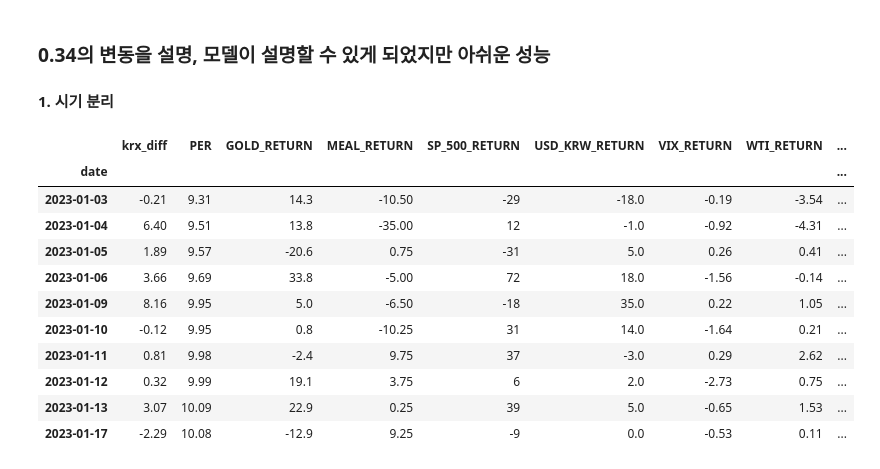
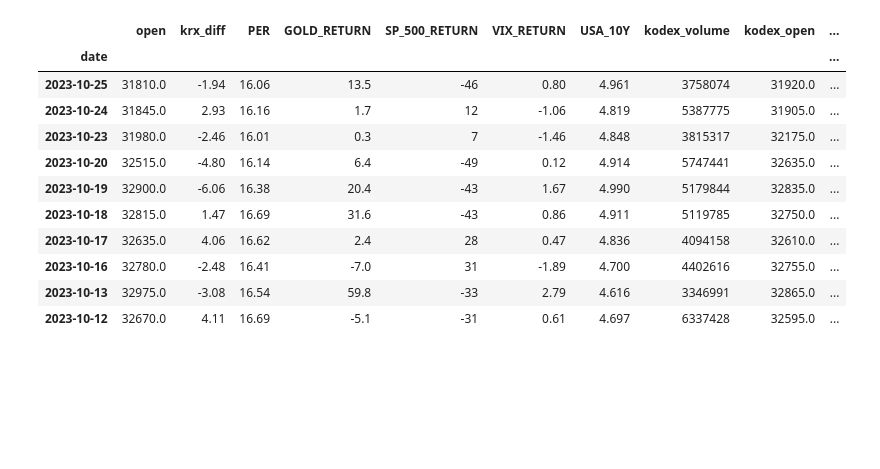
Before and after one commit to gogiri/Viking_Project, a Jupyter notebook: 프로젝트1/model/model_linear_ver2.ipynb, the cells around one changed output. Saved outputs shown, nothing was run; the diff lists cells and outputs as text; code cells hidden in the pictures; blank space fills up the shorter version.

```diff
--- a/프로젝트1/model/model_linear_ver2.ipynb
+++ b/프로젝트1/model/model_linear_ver2.ipynb
@@ -62,0 +54,17 @@ X = df.drop(columns='open')
+# %%
+df['sp500_closing'] = df['sp500_closing'].str.replace(',', '').astype(float)
+df['sp500_opening'] = df['sp500_opening'].str.replace(',', '').astype(float)
+# %%
+# y의 시점 변환
+df['open']=df['open'].shift(-1)
+df['kodex_open']=df['kodex_open'].shift(-1)
+
+
+# index = date
+df.set_index('date', inplace=True)
+df.dropna(inplace=True)
+
+# X, y 정의
+y = df[['open']]
+y.rename(columns={'open' : "target"})
+X = df.drop(columns='open')
@@ -106,4 +143,6 @@ Index(['krx_return', 'PER', 'SP_500_RETURN', 'USD_KRW_RETURN',
 # %%
-df1 = df[['open','krx_return', 'PER', 'SP_500_RETURN', 'USD_KRW_RETURN', 'kodex_close','Kosdaq150_return']]
+df1 = df[['open', 'krx_diff', 'PER', 'GOLD_RETURN', 'SP_500_RETURN',
+       'VIX_RETURN', 'USA_10Y', 'kodex_volume', 'kodex_open',
+       'KODEX_return']]
 np.abs(df1.corr()['open']).sort_values(ascending=False)
 # %% [output]
@@ -236,13 +229,18 @@ from sklearn.model_selection import train_test_split
 from sklearn.linear_model import LinearRegression
 from sklearn.metrics import mean_squared_error, r2_score
 from math import sqrt
-
+# df 날짜 정렬
+df1.sort_index(inplace=True)
 # X와 y 정의
 X = df1.drop('open', axis=1)
-y = df1[['open']]
+y = df1['open']
+
+# 분리 전 백테스트를 위한 date 생성
+dates = df1.index
 
 # 학습셋 분리 (80% train, 20% test)
 X_train, X_test, y_train, y_test = train_test_split(X, y, test_size=0.2, shuffle=False, random_state=42)
+
 
 # StandardScaler객체 생성
 scaler = MinMaxScaler()
@@ -327,31 +346,28 @@ plt.show()
-# %% [markdown]
-### 0.34의 변동을 설명, 모델이 설명할 수 있게 되었지만 아쉬운 성능
-#### 1. 시기 분리
 # %%
 # 데이터셋을 다시 로드하고, 'date' 컬럼을 datetime으로 변환한 후 인덱스로 설정합니다.
-reduced_df = reduced_df.reset_index()
-reduced_df['date'] = pd.to_datetime(reduced_df['date'])
-reduced_df.set_index('date', inplace=True)
+df1 = df1.reset_index()
+df1['date'] = pd.to_datetime(df1['date'])
+df1.set_index('date', inplace=True)
 
 # 연도별로 데이터프레임을 분리합니다.
-years = reduced_df.index.year.unique()  # 연도별로 유니크한 값을 추출합니다.
-yearly_dfs = {year: reduced_df[reduced_df.index.year == year] for year in years}  # 연도별 데이터프레임을 생성합니다.
+years = df1.index.year.unique()  # 연도별로 유니크한 값을 추출합니다.
+yearly_dfs = {year: df1[df1.index.year == year] for year in years}  # 연도별 데이터프레임을 생성합니다.
 
 # 2023년 데이터프레임을 예로 들어 확인해 봅니다.
 yearly_dfs[2023].head(10)  # 2023년 데이터프레임의 처음 몇 행을 출력합니다.
 # %% [output]
-|  | krx_diff | PER | GOLD_RETURN | MEAL_RETURN | SP_500_RETURN | USD_KRW_RETURN | VIX_RETURN | WTI_RETURN | ... |
-| date |  |  |  |  |  |  |  |  | ... |
-| 2023-01-03 | -0.21 | 9.31 | 14.3 | -10.50 | -29 | -18.0 | -0.19 | -3.54 | ... |
-| 2023-01-04 | 6.40 | 9.51 | 13.8 | -35.00 | 12 | -1.0 | -0.92 | -4.31 | ... |
-| 2023-01-05 | 1.89 | 9.57 | -20.6 | 0.75 | -31 | 5.0 | 0.26 | 0.41 | ... |
-| 2023-01-06 | 3.66 | 9.69 | 33.8 | -5.00 | 72 | 18.0 | -1.56 | -0.14 | ... |
-| 2023-01-09 | 8.16 | 9.95 | 5.0 | -6.50 | -18 | 35.0 | 0.22 | 1.05 | ... |
-| 2023-01-10 | -0.12 | 9.95 | 0.8 | -10.25 | 31 | 14.0 | -1.64 | 0.21 | ... |
-| 2023-01-11 | 0.81 | 9.98 | -2.4 | 9.75 | 37 | -3.0 | 0.29 | 2.62 | ... |
-| 2023-01-12 | 0.32 | 9.99 | 19.1 | 3.75 | 6 | 2.0 | -2.73 | 0.75 | ... |
-| 2023-01-13 | 3.07 | 10.09 | 22.9 | 0.25 | 39 | 5.0 | -0.65 | 1.53 | ... |
-| 2023-01-17 | -2.29 | 10.08 | -12.9 | 9.25 | -9 | 0.0 | -0.53 | 0.11 | ... |
+|  | open | krx_diff | PER | GOLD_RETURN | SP_500_RETURN | VIX_RETURN | USA_10Y | kodex_volume | kodex_open | ... |
+| date |  |  |  |  |  |  |  |  |  | ... |
+| 2023-10-25 | 31810.0 | -1.94 | 16.06 | 13.5 | -46 | 0.80 | 4.961 | 3758074 | 31920.0 | ... |
+| 2023-10-24 | 31845.0 | 2.93 | 16.16 | 1.7 | 12 | -1.06 | 4.819 | 5387775 | 31905.0 | ... |
+| 2023-10-23 | 31980.0 | -2.46 | 16.01 | 0.3 | 7 | -1.46 | 4.848 | 3815317 | 32175.0 | ... |
+| 2023-10-20 | 32515.0 | -4.80 | 16.14 | 6.4 | -49 | 0.12 | 4.914 | 5747441 | 32635.0 | ... |
+| 2023-10-19 | 32900.0 | -6.06 | 16.38 | 20.4 | -43 | 1.67 | 4.990 | 5179844 | 32835.0 | ... |
+| 2023-10-18 | 32815.0 | 1.47 | 16.69 | 31.6 | -43 | 0.86 | 4.911 | 5119785 | 32750.0 | ... |
+| 2023-10-17 | 32635.0 | 4.06 | 16.62 | 2.4 | 28 | 0.47 | 4.836 | 4094158 | 32610.0 | ... |
+| 2023-10-16 | 32780.0 | -2.48 | 16.41 | -7.0 | 31 | -1.89 | 4.700 | 4402616 | 32755.0 | ... |
+| 2023-10-13 | 32975.0 | -3.08 | 16.54 | 59.8 | -33 | 2.79 | 4.616 | 3346991 | 32865.0 | ... |
+| 2023-10-12 | 32670.0 | 4.11 | 16.69 | -5.1 | -31 | 0.61 | 4.697 | 6337428 | 32595.0 | ... |
 # %%
 # X와 y 정의
 X = yearly_dfs[2020].drop('open', axis=1)
```
Also changed, not shown: parts of 28 cells of this notebook, 5 other files.
